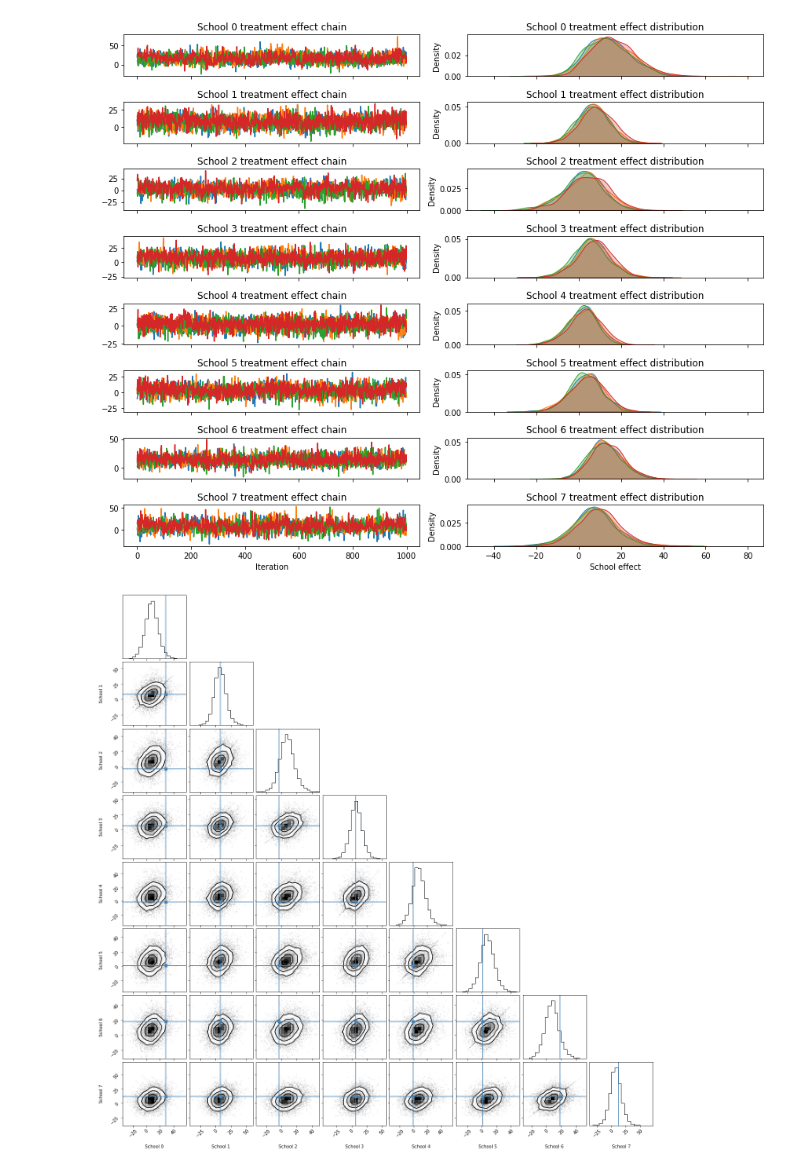
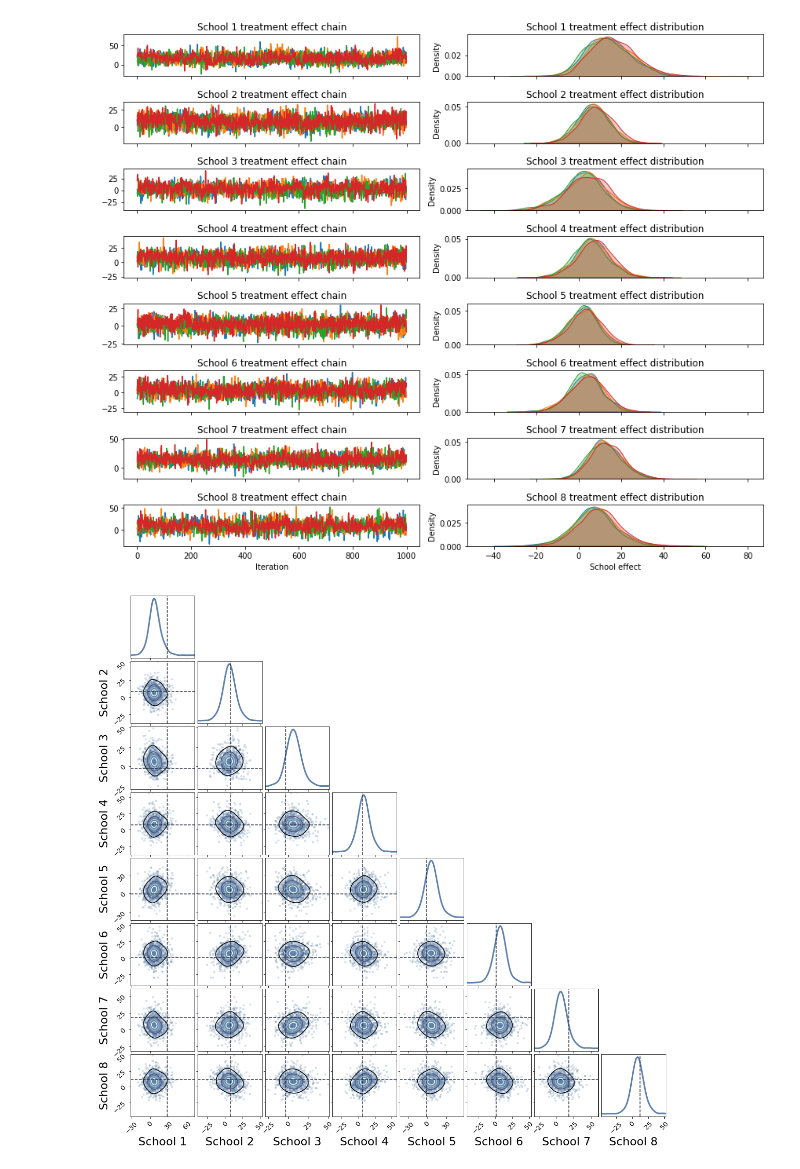
Before and after one commit to al-jshen/gaul, a Jupyter notebook: docs/source/examples/8schools.ipynb, the cells around one changed output. Saved outputs shown, nothing was run; the diff lists cells and outputs as text; code cells hidden in the pictures.

```diff
--- a/docs/source/examples/8schools.ipynb
+++ b/docs/source/examples/8schools.ipynb
@@ -74,20 +72,21 @@ fig, axes = plt.subplots(8, 2, sharex='col')
 fig.set_size_inches(12, 10)
 for i in range(num_schools):
     for j in range(4):
-      axes[i][0].plot(school_effect_samples[j,i])
-      axes[i][0].title.set_text("School {} treatment effect chain".format(i))
-      sns.kdeplot(school_effect_samples[j,i], ax=axes[i][1], shade=True)
-      axes[i][1].title.set_text("School {} treatment effect distribution".format(i))
+        axes[i][0].plot(school_effect_samples[j,i])
+        axes[i][0].title.set_text(f"School {i+1} treatment effect chain")
+        sns.kdeplot(school_effect_samples[j,i], ax=axes[i][1], shade=True)
+        axes[i][1].title.set_text(f"School {i+1} treatment effect distribution")
 axes[num_schools - 1][0].set_xlabel("Iteration")
 axes[num_schools - 1][1].set_xlabel("School effect")
 fig.tight_layout()
 # %% [output]
 [figure]
-# %%
-corner.corner(
-    np.array(school_effect_samples).reshape(-1, 8),
-    truths=treatment_effects,
-    labels=[f'School {i}' for i in range(8)]
-);
-# %% [output]
-[figure, removed]
+# %%
+pears.pears(
+    school_effect_samples.reshape(8, -1),
+    truths=treatment_effects,
+    labels=[f'School {i+1}' for i in range(8)],
+    scatter_thin=10,
+);
+# %% [output]
+[figure, added]
```
Also changed, not shown: parts of 2 cells of this notebook, 5 other files.
